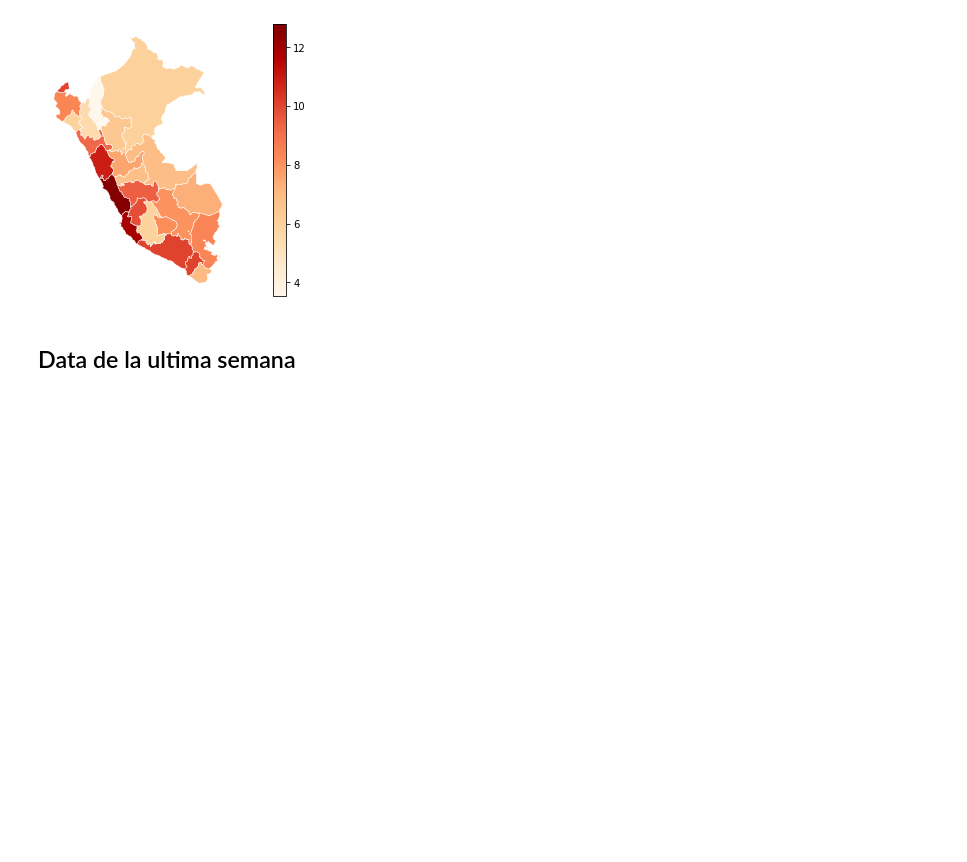
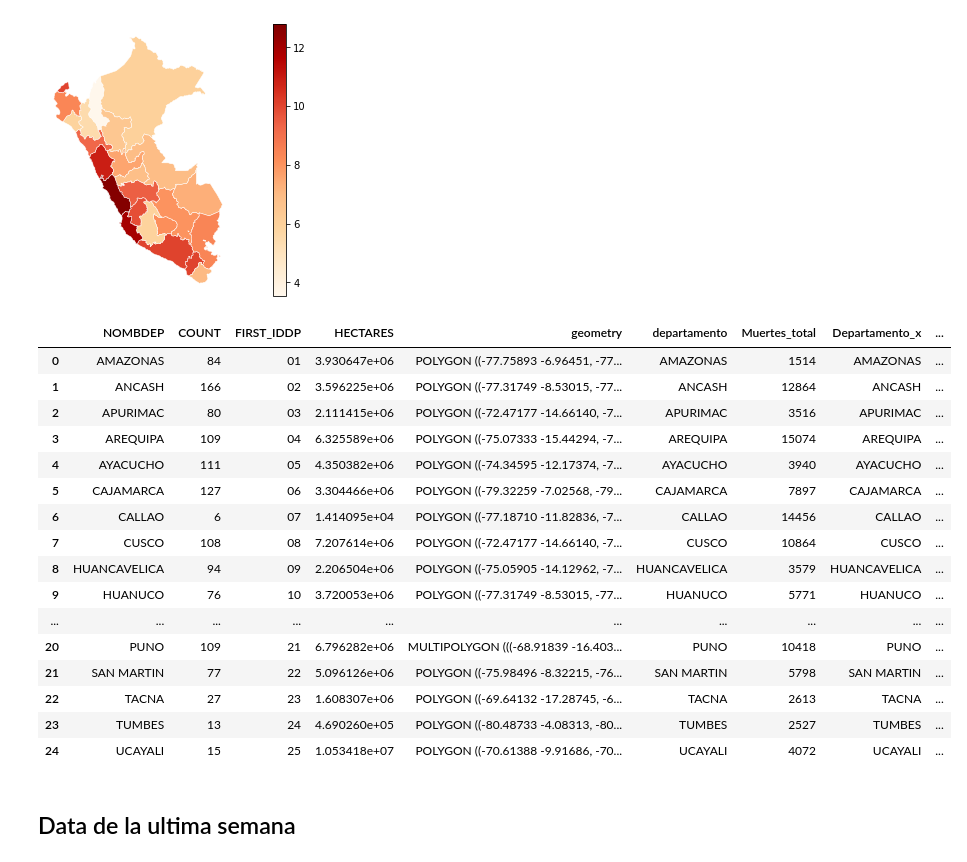
Before and after one commit to hymsly/VisualizacionDatos, a Jupyter notebook: Data geoespacial.ipynb, the cells around one changed output. Saved outputs shown, nothing was run; the diff lists cells and outputs as text; code cells hidden in the pictures; blank space fills up the shorter version.

```diff
--- a/Data geoespacial.ipynb
+++ b/Data geoespacial.ipynb
@@ -190,6 +188,28 @@ region_geojson_total_2.plot( linewidth=0.5, edgecolor='white', figsize=(15,5),co
  -19.266543824008192,
  0.8770101196814104)
 [figure]
+# %%
+macroregiones = pd.read_csv(join(ruta,'macroregiones.csv'),sep=';')
+region_geojson_total_2 = pd.merge(region_geojson_total_2,macroregiones,how='left',left_on='NOMBDEP', right_on='Departamento')
+region_geojson_total_2
+# %% [output]
+|  | NOMBDEP | COUNT | FIRST_IDDP | HECTARES | geometry | departamento | Muertes_total | Departamento_x | ... |
+| 0 | AMAZONAS | 84 | 01 | 3.930647e+06 | POLYGON ((-77.75893 -6.96451, -77... | AMAZONAS | 1514 | AMAZONAS | ... |
+| 1 | ANCASH | 166 | 02 | 3.596225e+06 | POLYGON ((-77.31749 -8.53015, -77... | ANCASH | 12864 | ANCASH | ... |
+| 2 | APURIMAC | 80 | 03 | 2.111415e+06 | POLYGON ((-72.47177 -14.66140, -7... | APURIMAC | 3516 | APURIMAC | ... |
+| 3 | AREQUIPA | 109 | 04 | 6.325589e+06 | POLYGON ((-75.07333 -15.44294, -7... | AREQUIPA | 15074 | AREQUIPA | ... |
+| 4 | AYACUCHO | 111 | 05 | 4.350382e+06 | POLYGON ((-74.34595 -12.17374, -7... | AYACUCHO | 3940 | AYACUCHO | ... |
+| 5 | CAJAMARCA | 127 | 06 | 3.304466e+06 | POLYGON ((-79.32259 -7.02568, -79... | CAJAMARCA | 7897 | CAJAMARCA | ... |
+| 6 | CALLAO | 6 | 07 | 1.414095e+04 | POLYGON ((-77.18710 -11.82836, -7... | CALLAO | 14456 | CALLAO | ... |
+| 7 | CUSCO | 108 | 08 | 7.207614e+06 | POLYGON ((-72.47177 -14.66140, -7... | CUSCO | 10864 | CUSCO | ... |
+| 8 | HUANCAVELICA | 94 | 09 | 2.206504e+06 | POLYGON ((-75.05905 -14.12962, -7... | HUANCAVELICA | 3579 | HUANCAVELICA | ... |
+| 9 | HUANUCO | 76 | 10 | 3.720053e+06 | POLYGON ((-77.31749 -8.53015, -77... | HUANUCO | 5771 | HUANUCO | ... |
+| ... | ... | ... | ... | ... | ... | ... | ... | ... | ... |
+| 20 | PUNO | 109 | 21 | 6.796282e+06 | MULTIPOLYGON (((-68.91839 -16.403... | PUNO | 10418 | PUNO | ... |
+| 21 | SAN MARTIN | 77 | 22 | 5.096126e+06 | POLYGON ((-75.98496 -8.32215, -76... | SAN MARTIN | 5798 | SAN MARTIN | ... |
+| 22 | TACNA | 27 | 23 | 1.608307e+06 | POLYGON ((-69.64132 -17.28745, -6... | TACNA | 2613 | TACNA | ... |
+| 23 | TUMBES | 13 | 24 | 4.690260e+05 | POLYGON ((-80.48733 -4.08313, -80... | TUMBES | 2527 | TUMBES | ... |
+| 24 | UCAYALI | 15 | 25 | 1.053418e+07 | POLYGON ((-70.61388 -9.91686, -70... | UCAYALI | 4072 | UCAYALI | ... |
 # %% [markdown]
 ## Data de la ultima semana
 # %%
```
Also changed, not shown: parts of 4 cells of this notebook, 4 other files.
